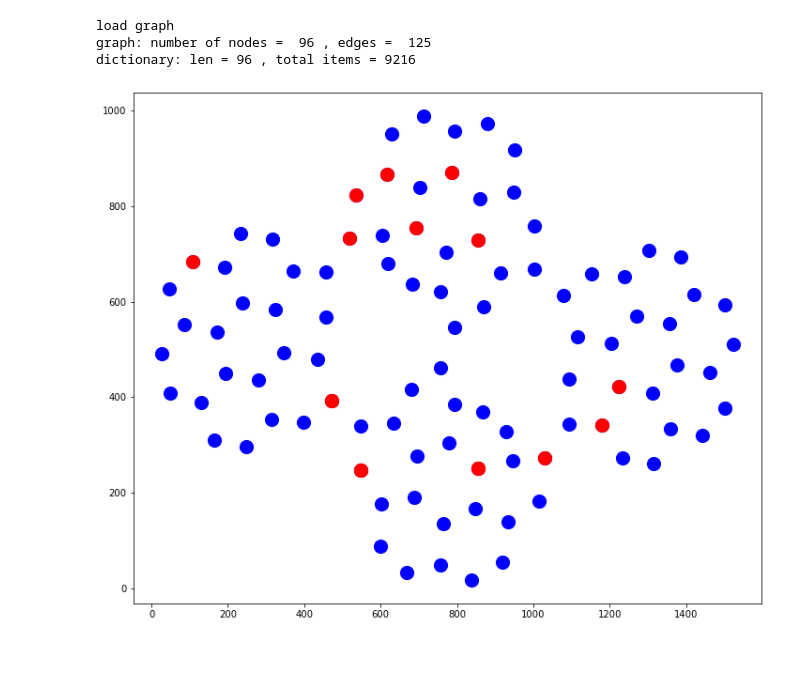
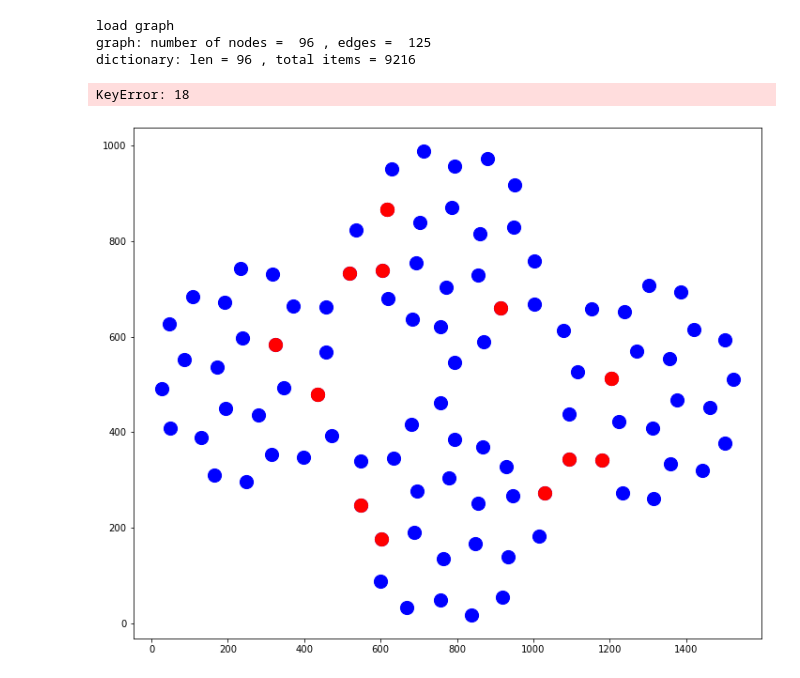
Before and after one commit to fstella/HM-Rat-Trajectories, a Jupyter notebook: Rat_HM_ExploreBehavSess.ipynb, the cells around one changed output. Drawn from its saved outputs; the diff is of its cells as text; code cells hidden in the pictures.

```diff
--- a/Rat_HM_ExploreBehavSess.ipynb
+++ b/Rat_HM_ExploreBehavSess.ipynb
@@ -604,0 +414,19 @@ plt.plot(trialNr, iP, marker = 'o')
+# %%
+means1G, means2G, intersectionP, dateD = intersectionPoint('Rat5')
+
+trials = np.linspace(1,len(means1G), num = len(means1G))
+iP = list()
+for i in range(len(intersectionP)):
+    iP.append(intersectionP[i][0][0].flatten())
+
+#print(iP)
+#print(dateD)
+plt.figure()
+plt.title('Values of both means and x-coordinate of the intersection point over trials')
+plt.plot(trials, means1G, label ='first mean', marker = '.')
+plt.plot(trials, means2G, label ='second mean', marker = '.')
+plt.plot(trials, iP, label='x intersection point', marker = '.')
+plt.legend(loc = 1)
+plt.xlabel('trials')
+plt.ylabel('values')
+plt.show()
@@ -876,26 +959,33 @@ dictionary: len = 96 , total items = 9216
 # %%
 plt.figure(figsize=(12,10))
 
 sp_th = 0.3
 
 for nn in pos.keys():
     plt.scatter(pos[nn][0],pos[nn][1],s=200,c='b')
 
 
-
-
 # Plot with node labels
 
-for tr in data.index.unique():
+#for tr in data.index.unique():
+for tr in res['trial_number']:
+    #print(tr)
     speed = data.loc[tr,'speed_ff']
     speed_tr = uniform_filter1d(speed,size=5)
     y = speed_tr
     f_nodes = np.argwhere(y>sp_th)
-    node_lbls = data.loc[tr,'node'].array
-    if(len(f_nodes)>0):
-        node_lbls = node_lbls[f_nodes[0]]
-        for nn in range(len(node_lbls)):
-            plt.scatter(pos[str(node_lbls[nn])][0],pos[str(node_lbls[nn])][1],s=200,c='red')
+    #node_lbls = data.loc[tr,'node'].array
+    #print(node_lbls)
+    #if tr==res.loc['trial_number'].iloc[tr]:
+    node_lbls = res.loc[tr,'intersection_node']
+    #print(node_lbls)
+    #if(len(f_nodes)>0):
+    #    node_lbls = node_lbls[f_nodes[0]]  #
+    #print(node_lbls)
+    #for nn in range(len(node_lbls)):#
+        #plt.scatter(pos[str(node_lbls[nn])][0],pos[str(node_lbls[nn])][1],s=200,c='red')#
+    plt.scatter(pos[node_lbls][0],pos[node_lbls][1],s=200,c='red')#
 plt.show()
 # %% [output]
+KeyError: 18
-[figure, old version]
+[figure, new version]
```
Also changed, not shown: parts of 12 cells of this notebook.
